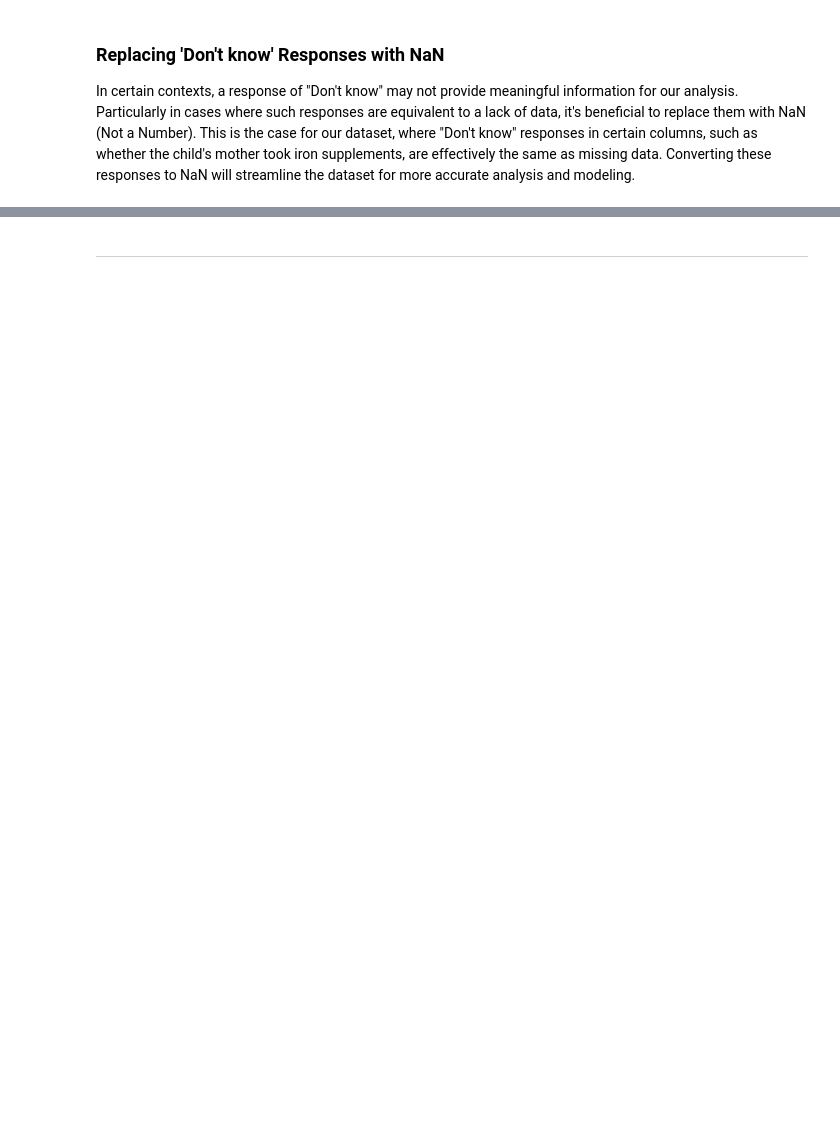
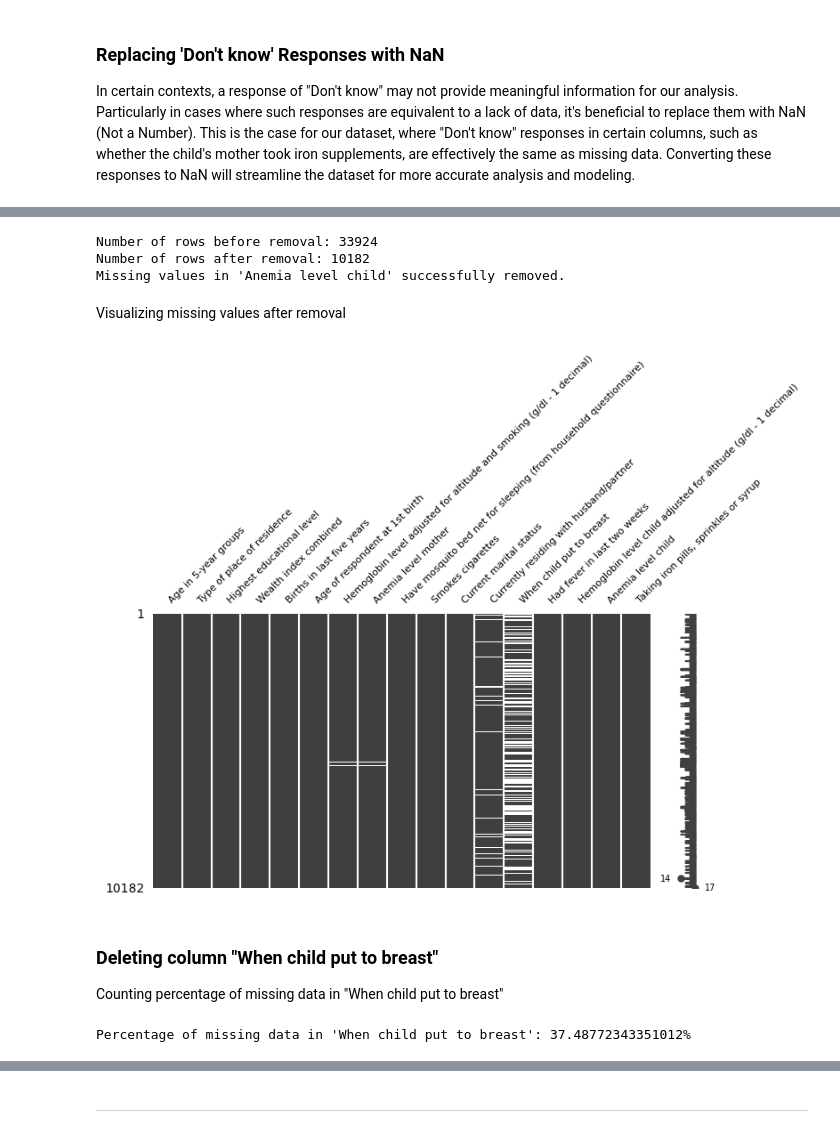
Before and after one commit to 1101712/ChildrenAnemiaRisk, a Jupyter notebook: jupyter_notebooks/DataPreprocessingCleaning.ipynb, the cells around one changed output, grey strips where cells are left out. Saved outputs shown, nothing was run; the diff lists cells and outputs as text; code cells hidden in the pictures; blank space fills up the shorter version.

```diff
--- a/jupyter_notebooks/DataPreprocessingCleaning.ipynb
+++ b/jupyter_notebooks/DataPreprocessingCleaning.ipynb
@@ -83,0 +179,45 @@ After initially hypothesizing about the 'When child put to breast' column, we as
+# %%
+# Counting the number of rows before removal
+print("Number of rows before removal:", df.shape[0])
+
+# Removing rows where 'Anemia level child' is missing
+df.dropna(subset=['Anemia level child'], inplace=True)
+
+# Resetting index of the DataFrame after row removal
+df.reset_index(drop=True, inplace=True)
+
+# Counting the number of rows after removal
+print("Number of rows after removal:", df.shape[0])
+
+# Check if there are any missing values left in 'Anemia level child'
+if df['Anemia level child'].isna().sum() == 0:
+    print("Missing values in 'Anemia level child' successfully removed.")
+else:
+    print("There are still missing values in 'Anemia level child'.")
+# %% [output]
+Number of rows before removal: 33924
+Number of rows after removal: 10182
+Missing values in 'Anemia level child' successfully removed.
+# %% [markdown]
+Visualizing missing values after removal
+# %%
+import missingno as msno
+
+# Visualizing missing values using missingno
+# Setting the figure size and font size
+msno.matrix(df, figsize=(8, 4), fontsize=8)
+
+# Displaying the plot
+plt.show()
+# %% [output]
+[figure, added]
+# %% [markdown]
+### Deleting column "When child put to breast"
+
+
+Counting percentage of missing data in "When child put to breast"
+# %%
+missing_percentage = df['When child put to breast'].isna().mean() * 100
+print(f"Percentage of missing data in 'When child put to breast': {missing_percentage}%")
+# %% [output]
+Percentage of missing data in 'When child put to breast': 37.48772343351012%
```
Also changed, not shown: parts of 43 cells of this notebook, 3 other files.
